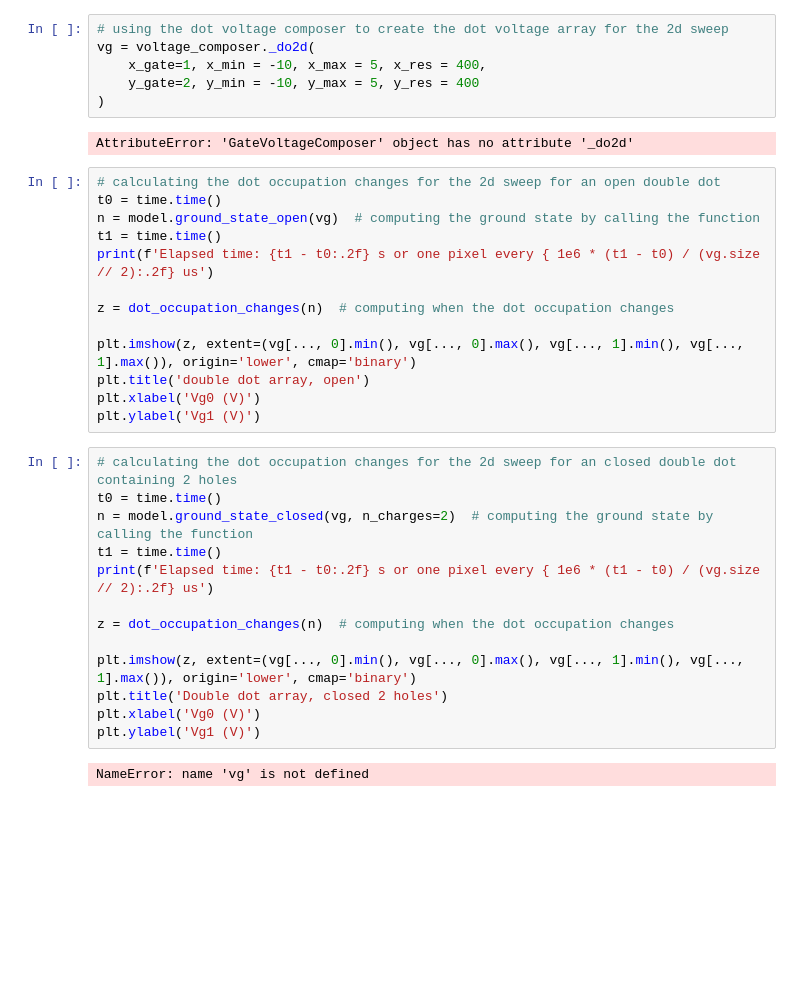
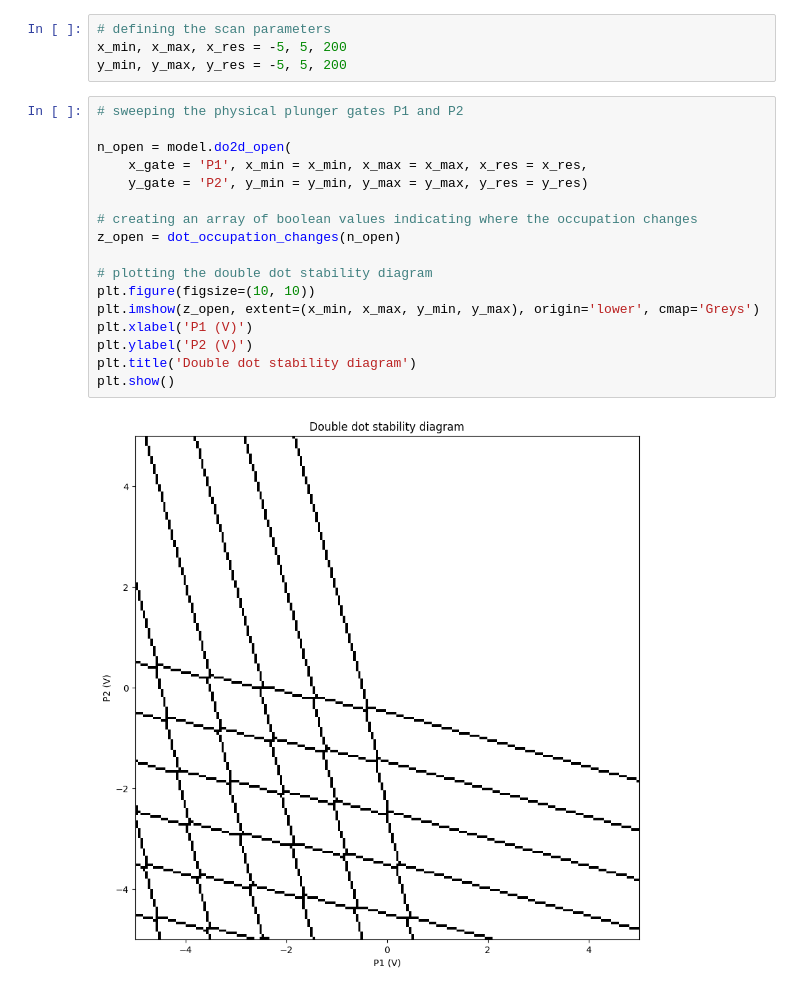
Before and after one commit to b-vanstraaten/qarray, a Jupyter notebook: examples/double_dot.ipynb, the cells around one changed output. Saved outputs shown, nothing was run; the diff lists cells and outputs as text; blank space fills up the shorter version.

```diff
--- a/examples/double_dot.ipynb
+++ b/examples/double_dot.ipynb
@@ -24,36 +28,23 @@ voltage_composer = GateVoltageComposer(n_gate=model.n_gate)
 # %%
-# using the dot voltage composer to create the dot voltage array for the 2d sweep
-vg = voltage_composer._do2d(
-    x_gate=1, x_min = -10, x_max = 5, x_res = 400,
-    y_gate=2, y_min = -10, y_max = 5, y_res = 400
-)
+# defining the scan parameters
+x_min, x_max, x_res = -5, 5, 200
+y_min, y_max, y_res = -5, 5, 200
-# %% [output]
-AttributeError: 'GateVoltageComposer' object has no attribute '_do2d'
 # %%
-# calculating the dot occupation changes for the 2d sweep for an open double dot
-t0 = time.time()
-n = model.ground_state_open(vg)  # computing the ground state by calling the function
-t1 = time.time()
-print(f'Elapsed time: {t1 - t0:.2f} s or one pixel every { 1e6 * (t1 - t0) / (vg.size // 2):.2f} us')
+# sweeping the physical plunger gates P1 and P2
 
-z = dot_occupation_changes(n)  # computing when the dot occupation changes
+n_open = model.do2d_open(
+    x_gate = 'P1', x_min = x_min, x_max = x_max, x_res = x_res,
+    y_gate = 'P2', y_min = y_min, y_max = y_max, y_res = y_res)
 
-plt.imshow(z, extent=(vg[..., 0].min(), vg[..., 0].max(), vg[..., 1].min(), vg[..., 1].max()), origin='lower', cmap='binary')
-plt.title('double dot array, open')
-plt.xlabel('Vg0 (V)')
-plt.ylabel('Vg1 (V)')
+# creating an array of boolean values indicating where the occupation changes
+z_open = dot_occupation_changes(n_open)
+
+# plotting the double dot stability diagram
+plt.figure(figsize=(10, 10))
+plt.imshow(z_open, extent=(x_min, x_max, y_min, y_max), origin='lower', cmap='Greys')
+plt.xlabel('P1 (V)')
+plt.ylabel('P2 (V)')
+plt.title('Double dot stability diagram')
+plt.show()
+# %% [output]
+[figure, added]
-# %%
-# calculating the dot occupation changes for the 2d sweep for an closed double dot containing 2 holes
-t0 = time.time()
-n = model.ground_state_closed(vg, n_charges=2)  # computing the ground state by calling the function
-t1 = time.time()
-print(f'Elapsed time: {t1 - t0:.2f} s or one pixel every { 1e6 * (t1 - t0) / (vg.size // 2):.2f} us')
-
-z = dot_occupation_changes(n)  # computing when the dot occupation changes
-
-plt.imshow(z, extent=(vg[..., 0].min(), vg[..., 0].max(), vg[..., 1].min(), vg[..., 1].max()), origin='lower', cmap='binary')
-plt.title('Double dot array, closed 2 holes')
-plt.xlabel('Vg0 (V)')
-plt.ylabel('Vg1 (V)')
-# %% [output]
-NameError: name 'vg' is not defined
```
Also changed, not shown: parts of 5 cells of this notebook, 4 other files.
